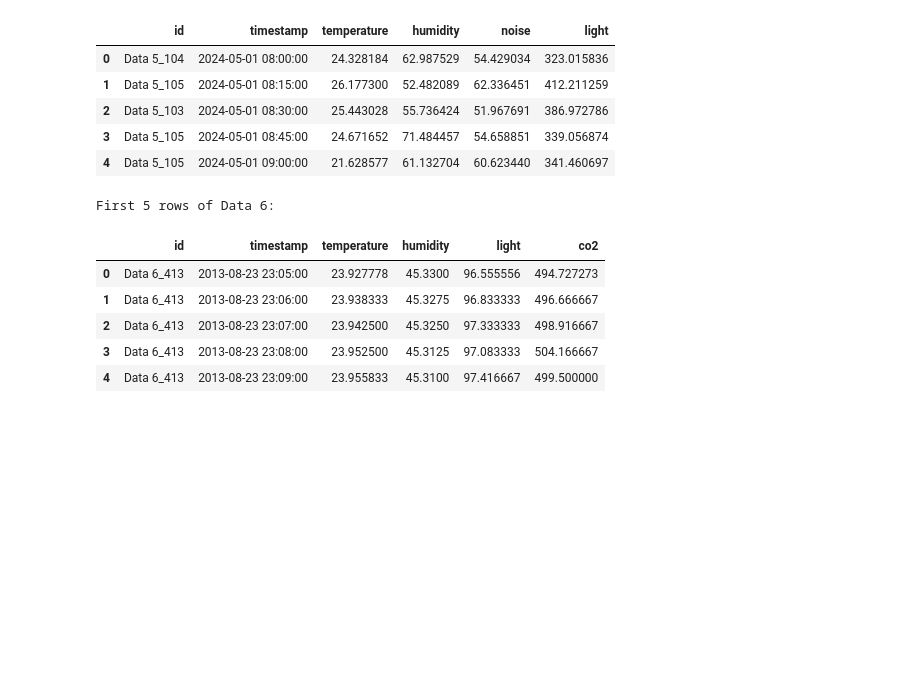
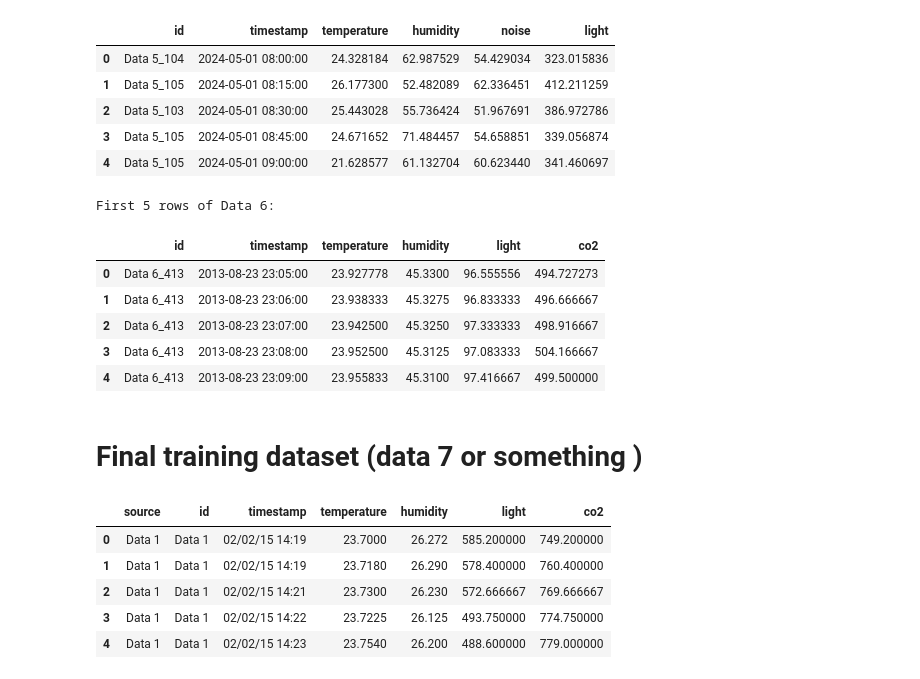
Before and after one commit to SEP4Real/SEP4, a Jupyter notebook: MAL/notebooks/1c_mock_data.ipynb, the cells around one changed output. Saved outputs shown, nothing was run; the diff lists cells and outputs as text; code cells hidden in the pictures; blank space fills up the shorter version.

```diff
--- a/MAL/notebooks/1c_mock_data.ipynb
+++ b/MAL/notebooks/1c_mock_data.ipynb
@@ -609,3 +609,5 @@ First 5 rows of Data 6:
 | 2 | Data 6_413 | 2013-08-23 23:07:00 | 23.942500 | 45.3250 | 97.333333 | 498.916667 |
 | 3 | Data 6_413 | 2013-08-23 23:08:00 | 23.952500 | 45.3125 | 97.083333 | 504.166667 |
 | 4 | Data 6_413 | 2013-08-23 23:09:00 | 23.955833 | 45.3100 | 97.416667 | 499.500000 |
+# %% [markdown]
+# Final training dataset (data 7 or something )
@@ -611,0 +620,34 @@ First 5 rows of Data 6:
+# %%
+# Combine selected datasets
+
+combined_data = []
+
+for name, df in selected_datasets.items():
+    temp_df = df.copy()
+    temp_df["source"] = name
+
+    if "id" not in temp_df.columns:
+        temp_df["id"] = name
+
+    temp_df = temp_df[[
+        "source",
+        "id",
+        "timestamp",
+        "temperature",
+        "humidity",
+        "light",
+        "co2"
+    ]]
+
+    combined_data.append(temp_df)
+
+combined_data = pd.concat(combined_data, ignore_index=True)
+
+combined_data.head()
+# %% [output]
+|  | source | id | timestamp | temperature | humidity | light | co2 |
+| 0 | Data 1 | Data 1 | 02/02/15 14:19 | 23.7000 | 26.272 | 585.200000 | 749.200000 |
+| 1 | Data 1 | Data 1 | 02/02/15 14:19 | 23.7180 | 26.290 | 578.400000 | 760.400000 |
+| 2 | Data 1 | Data 1 | 02/02/15 14:21 | 23.7300 | 26.230 | 572.666667 | 769.666667 |
+| 3 | Data 1 | Data 1 | 02/02/15 14:22 | 23.7225 | 26.125 | 493.750000 | 774.750000 |
+| 4 | Data 1 | Data 1 | 02/02/15 14:23 | 23.7540 | 26.200 | 488.600000 | 779.000000 |
```
Also changed, not shown: parts of 6 cells of this notebook.
